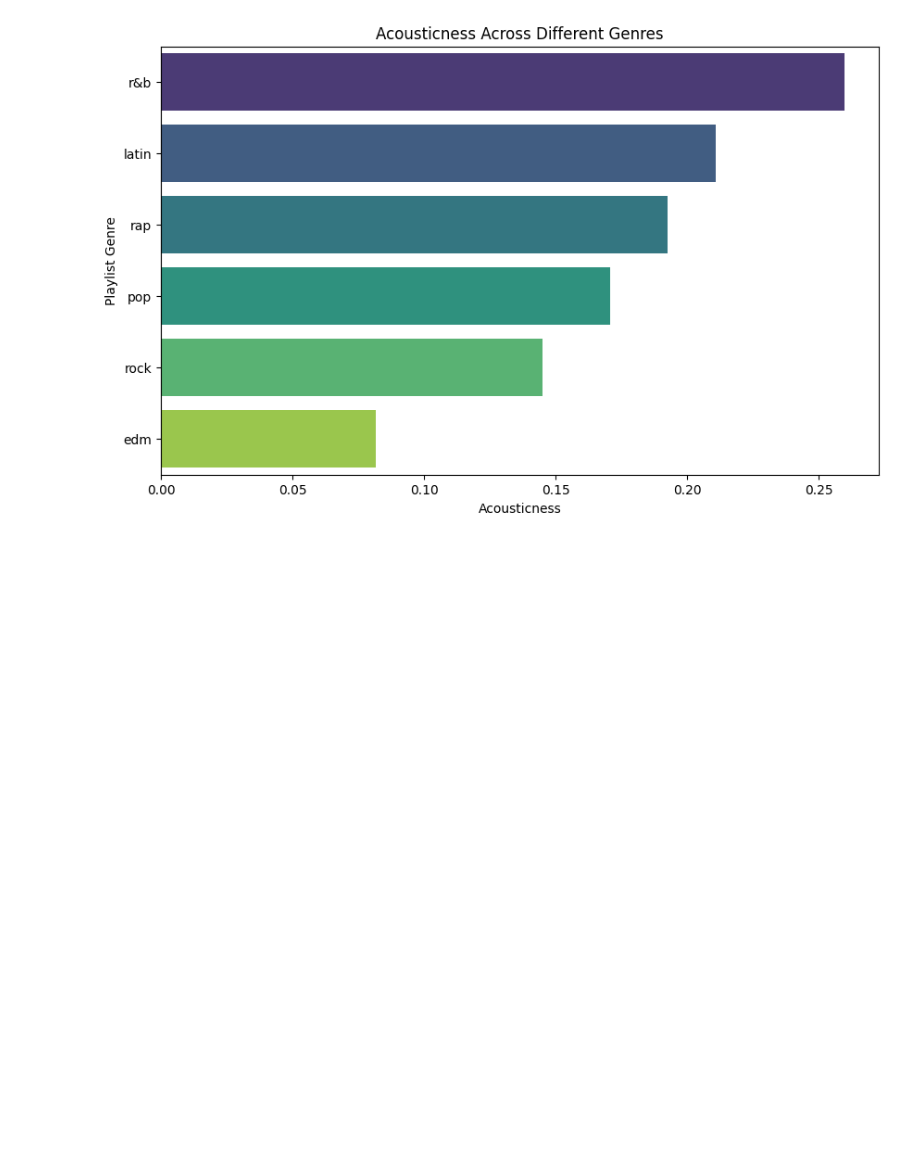
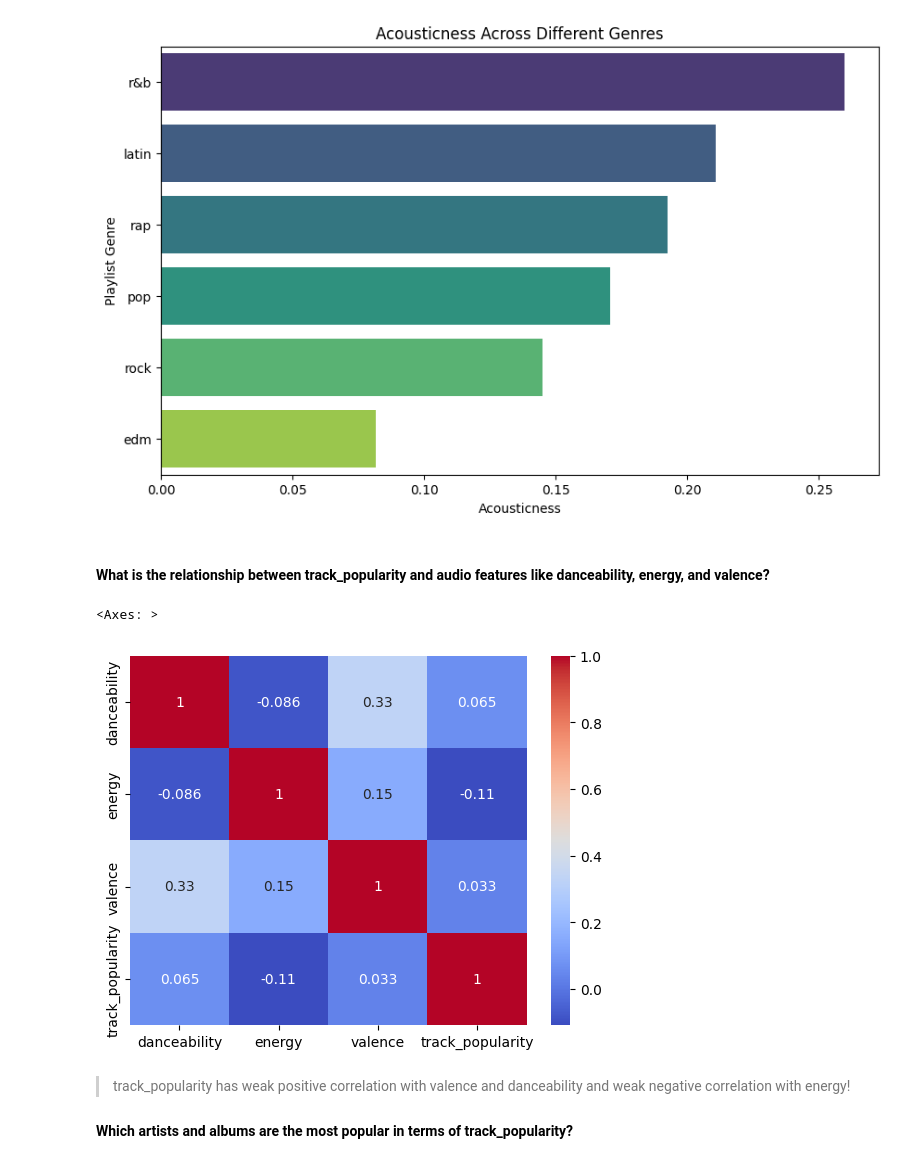
Before and after one commit to Darknight47/Data-Science-Project-02, a Jupyter notebook: music_recommendation02.ipynb, the cells around one changed output. Cells and saved outputs as stored; diff of their text form; code cells hidden in the pictures; blank space fills up the shorter version.

Commit message:
artists and albums by track_popularity

```diff
--- a/music_recommendation02.ipynb
+++ b/music_recommendation02.ipynb
@@ -205,3 +205,15 @@ for feature in audio_features:
 [figure]
 [figure]
 [figure]
+# %% [markdown]
+#### What is the relationship between track_popularity and audio features like danceability, energy, and valence?
+# %%
+correlation_matrix = dataset[['danceability', 'energy', 'valence', 'track_popularity']].corr()
+sns.heatmap(correlation_matrix, annot=True, cmap='coolwarm')
+# %% [output]
+<Axes: >
+[figure, added]
+# %% [markdown]
+> track_popularity has weak positive correlation with valence and danceability and weak negative correlation with energy!
+
+#### Which artists and albums are the most popular in terms of track_popularity?
```
Also changed, not shown: parts of 4 cells of this notebook.
